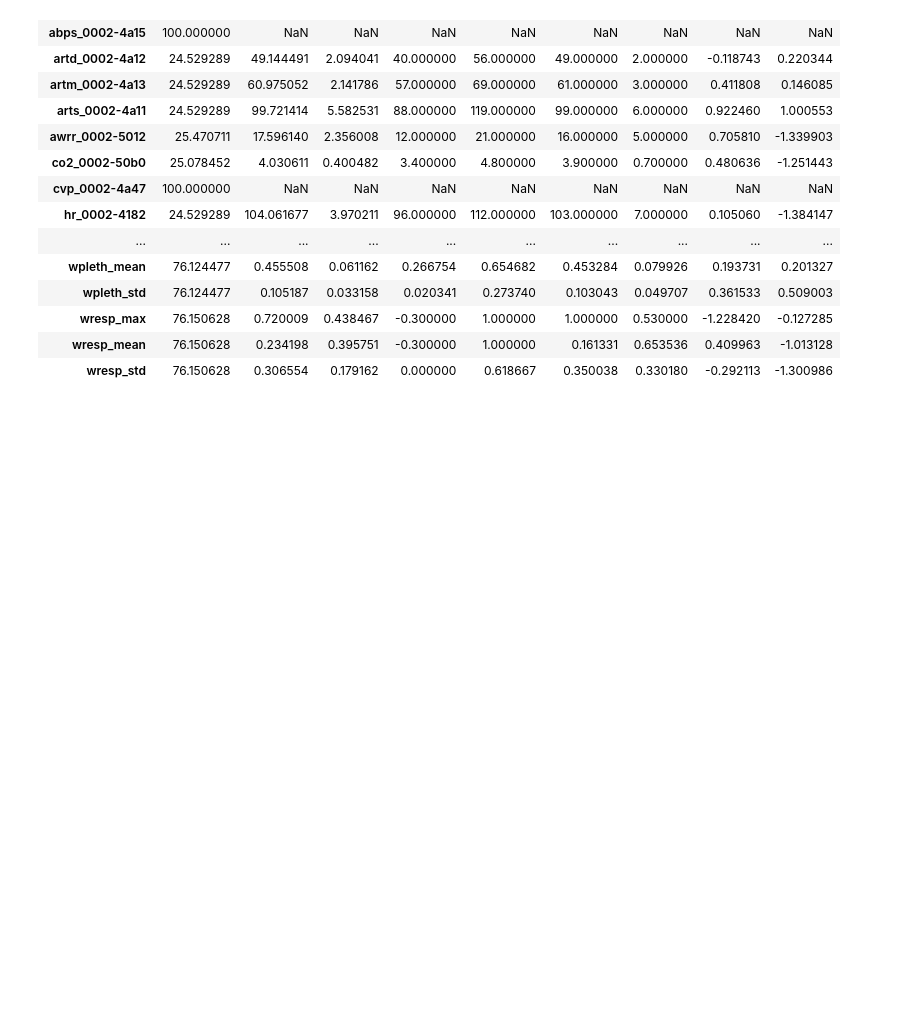
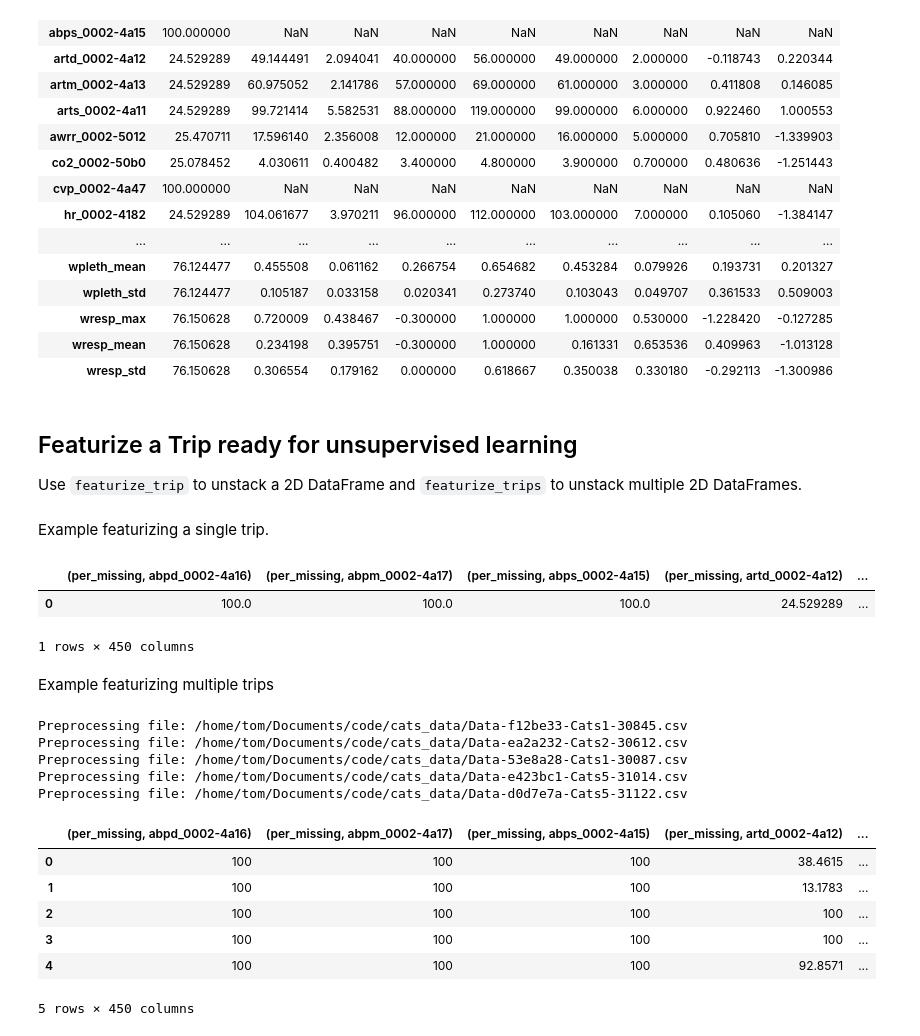
Before and after one commit to TomMonks/cats-time-series, a Jupyter notebook: single_trip_preprocessing.ipynb, the cells around one changed output. Drawn from its saved outputs; the diff is of its cells as text; code cells hidden in the pictures; blank space fills up the shorter version.

Commit message:
featurize funcs

```diff
--- a/single_trip_preprocessing.ipynb
+++ b/single_trip_preprocessing.ipynb
@@ -155,3 +155,7 @@ trip_summary.summary_table
 | wresp_max | 76.150628 | 0.720009 | 0.438467 | -0.300000 | 1.000000 | 1.000000 | 0.530000 | -1.228420 | -0.127285 |
 | wresp_mean | 76.150628 | 0.234198 | 0.395751 | -0.300000 | 1.000000 | 0.161331 | 0.653536 | 0.409963 | -1.013128 |
 | wresp_std | 76.150628 | 0.306554 | 0.179162 | 0.000000 | 0.618667 | 0.350038 | 0.330180 | -0.292113 | -1.300986 |
+# %% [markdown]
+## Featurize a Trip ready for unsupervised learning
+
+Use `featurize_trip` to unstack a 2D DataFrame and `featurize_trips` to unstack multiple 2D DataFrames.
@@ -157,0 +164,37 @@ trip_summary.summary_table
+# %% [markdown]
+Example featurizing a single trip.
+# %%
+featurize_trip(trip_summary.summary_table)
+# %% [output]
+|  | (per_missing, abpd_0002-4a16) | (per_missing, abpm_0002-4a17) | (per_missing, abps_0002-4a15) | (per_missing, artd_0002-4a12) | ... |
+| 0 | 100.0 | 100.0 | 100.0 | 24.529289 | ... |
+1 rows × 450 columns
+# %% [markdown]
+Example featurizing multiple trips
+# %%
+trips = []
+for file in files[0:5]:
+    print('Preprocessing file: {0}'.format(file))
+    ct = CleanTrip(filepath=file, wave_features=['mean', 'std', 'max'])
+    ct.clean()
+    trip_summary = TripSummaryStatistics(clean_trip=ct)
+    trip_summary.calculate()
+    trips.append(trip_summary.summary_table)
+
+unlabelled_features = featurize_trips(trips)
+# %% [output]
+Preprocessing file: /home/tom/Documents/code/cats_data/Data-f12be33-Cats1-30845.csv
+Preprocessing file: /home/tom/Documents/code/cats_data/Data-ea2a232-Cats2-30612.csv
+Preprocessing file: /home/tom/Documents/code/cats_data/Data-53e8a28-Cats1-30087.csv
+Preprocessing file: /home/tom/Documents/code/cats_data/Data-e423bc1-Cats5-31014.csv
+Preprocessing file: /home/tom/Documents/code/cats_data/Data-d0d7e7a-Cats5-31122.csv
+# %%
+unlabelled_features
+# %% [output]
+|  | (per_missing, abpd_0002-4a16) | (per_missing, abpm_0002-4a17) | (per_missing, abps_0002-4a15) | (per_missing, artd_0002-4a12) | ... |
+| 0 | 100 | 100 | 100 | 38.4615 | ... |
+| 1 | 100 | 100 | 100 | 13.1783 | ... |
+| 2 | 100 | 100 | 100 | 100 | ... |
+| 3 | 100 | 100 | 100 | 100 | ... |
+| 4 | 100 | 100 | 100 | 92.8571 | ... |
+5 rows × 450 columns
```
Also changed, not shown: parts of 3 cells of this notebook, 1 other file.
